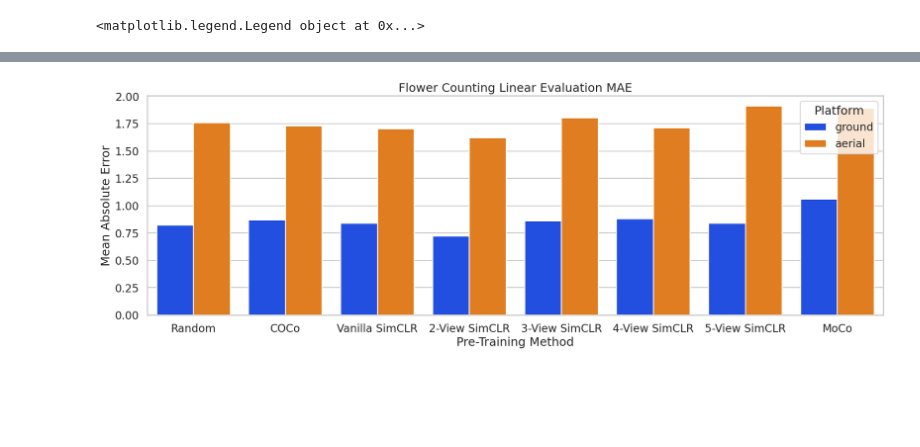
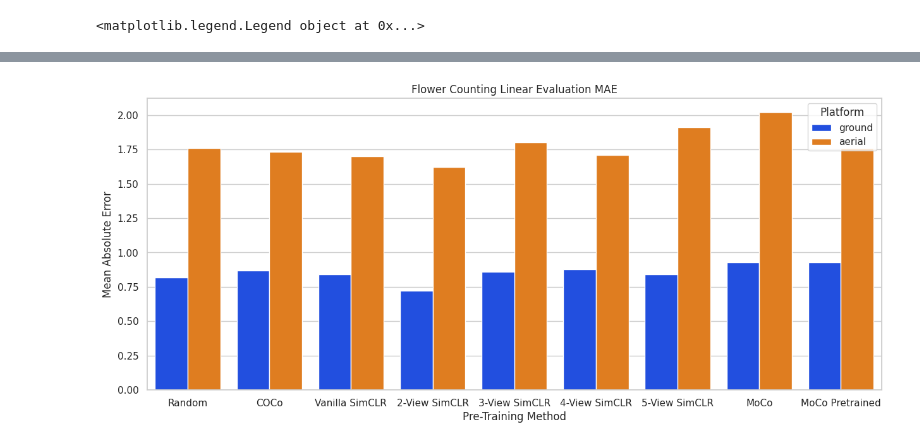
Before and after one commit to UGA-BSAIL/self-supervised-learning, a Jupyter notebook: notebooks/generate_figures.ipynb, the cells around one changed output, grey strips where cells are left out. Saved outputs shown, nothing was run; the diff lists cells and outputs as text; code cells hidden in the pictures; blank space fills up the shorter version.

```diff
--- a/notebooks/generate_figures.ipynb
+++ b/notebooks/generate_figures.ipynb
@@ -40,6 +40,8 @@ linear_eval_data["Name"] = linear_eval_data.apply(_create_model_name, axis=1)
 # Remove multi-view MoCo, as this experiment never worked well. We'll just add a note that it didn't work instead of including it
 # and wrecking the scale of all the graphs.
 linear_eval_data = linear_eval_data[np.logical_or(linear_eval_data["Pre-Train"] != "MoCo", linear_eval_data["Multi View?"] != "Y")]
+# Also remove the CC experiments. I don't think I will include that in the paper.
+linear_eval_data = linear_eval_data[~linear_eval_data["Pre-Train"].str.contains(" CC")]
 # %%
 linear_eval_data
 # %% [output]
@@ -64,23 +66,22 @@ linear_eval_data
 # %%
 import seaborn as sns
 import matplotlib.pyplot as plt
 
 # Set seaborn style
 sns.set(style="whitegrid")
-sns.set_context("talk")
 
 # Create the bar plot
-plt.figure(figsize=(20, 6))
-x_ordered = ["Random", "COCo", "Vanilla SimCLR", "2-View SimCLR", "3-View SimCLR", "4-View SimCLR", "5-View SimCLR", "MoCo"]
+plt.figure(figsize=(15, 6))
+x_ordered = ["Random", "COCo", "Vanilla SimCLR", "2-View SimCLR", "3-View SimCLR", "4-View SimCLR", "5-View SimCLR", "MoCo", "MoCo Pretrained"]
 sns.barplot(data=linear_eval_data, x="Name", y='MAE', hue='Platform', palette='bright', order=x_ordered)
 plt.title('Flower Counting Linear Evaluation MAE')
 plt.xlabel('Pre-Training Method')
 plt.ylabel('Mean Absolute Error')
 plt.legend(title='Platform')
 # %% [output]
 [interactive output not drawn]
 <matplotlib.legend.Legend object at 0x...>
 [interactive output not drawn]
-[figure, old version]
+[figure, new version]
 # %%
 # Create the bar plot
```
Also changed, not shown: parts of 16 cells of this notebook, 5 other files.
